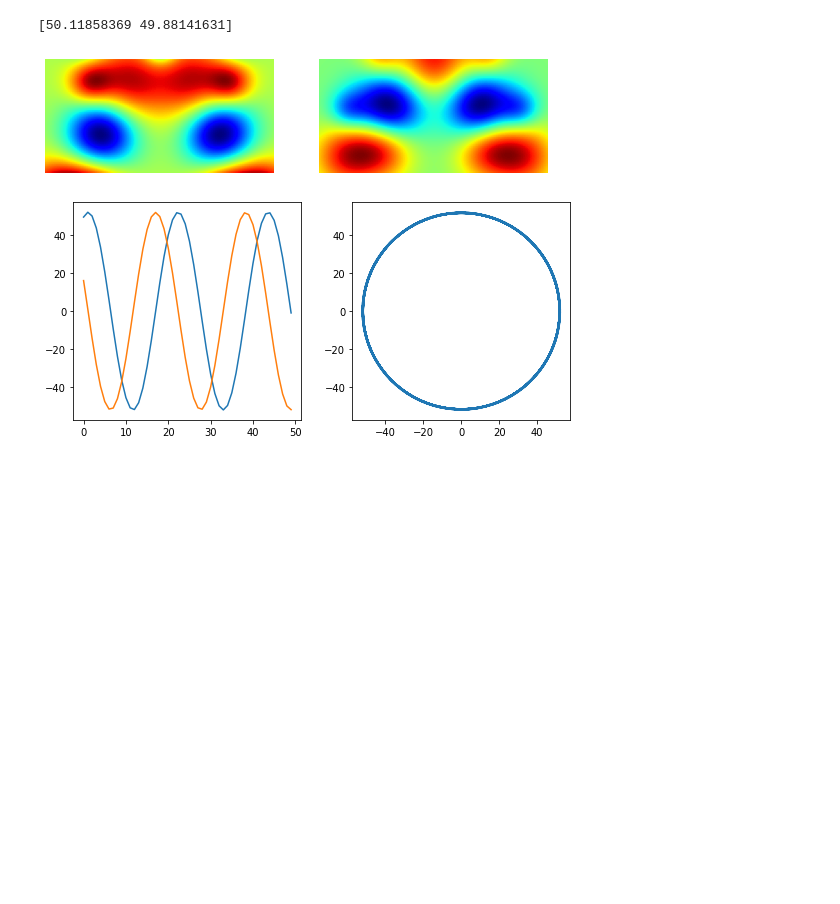
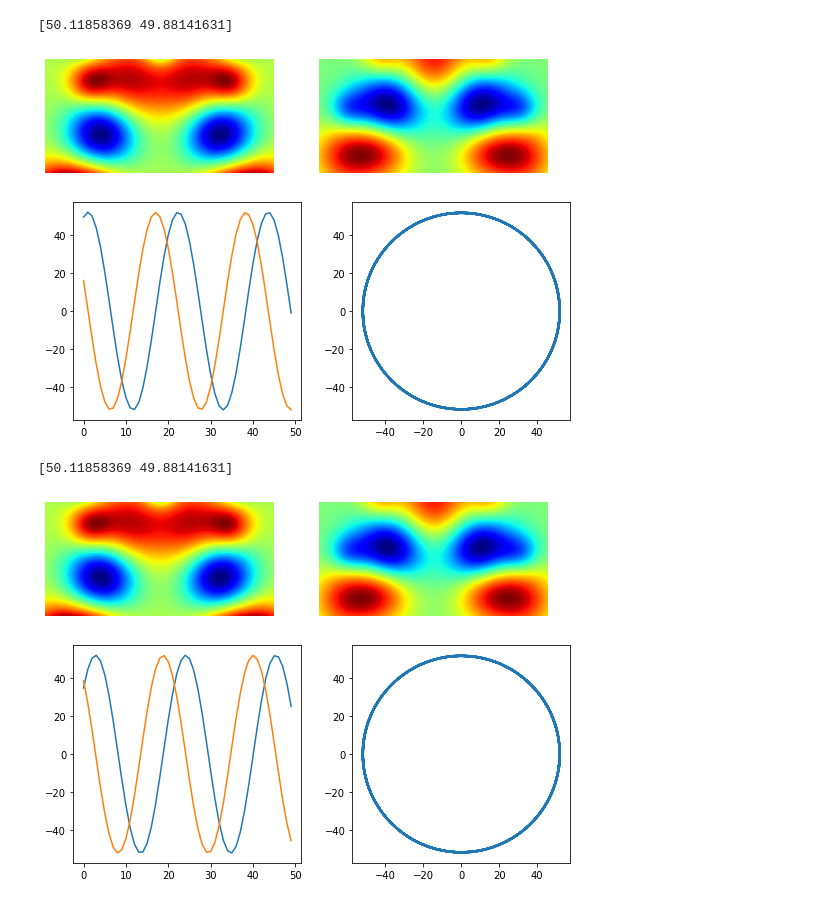
Before and after one commit to chuckedfromspace/pythonize, a Jupyter notebook: pythonize/ml/md_p1.ipynb, the cells around one changed output. Drawn from its saved outputs; the diff is of its cells as text; code cells hidden in the pictures; blank space fills up the shorter version.

Commit message:
Check influence of phase angle

```diff
--- a/pythonize/ml/md_p1.ipynb
+++ b/pythonize/ml/md_p1.ipynb
@@ -99,7 +97,7 @@ def pvc_2(size=128, R=64, fac_x=1, fac_y=1):
     return np.array([v_x, v_y])
 
 
-def dataset_stationary(func1, func2, N=400, f=470, add_noise=False, noise_level=0.4):
+def dataset_stationary(func1, func2, N=400, f=470, phase=0, add_noise=False, noise_level=0.4):
     """
     Create a dataset using either PVC or TV, with a stationary wave-like motion
     """
@@ -110,7 +108,7 @@ def dataset_stationary(func1, func2, N=400, f=470, add_noise=False, noise_level=
     for _t in t:
         if add_noise:
             noise = np.random.randn(2, 64, 128)*noise_level
-        v_array.append(func1*np.cos(2*np.pi*f*_t) + func2*np.sin(2*np.pi*f*_t)+noise)
+        v_array.append(func1*np.cos(2*np.pi*f*_t + phase) + func2*np.sin(2*np.pi*f*_t + phase) + noise)
 
     return np.array(v_array)
 # %%
@@ -159,3 +157,36 @@ plt.show()
 [50.11858369 49.88141631]
 [figure]
 [figure]
+# %%
+# create dataset
+dataset1 = dataset_stationary(v1, v2, N=500, phase=-1/6*np.pi)
+# reshape
+dataset1 = np.moveaxis(dataset1, [1, 2, 3], [3, 1, 2])
+
+# v_array is the pre-generated dataset
+pod_results_1 = pod_modes(dataset1, num_of_modes=2, normalize_mode=True)
+
+# get the modes and projection coefficients
+proj_coeffs_1 = pod_results_1['proj_coeffs']
+modes_1 = pod_results_1['modes']
+eigvals_1 = pod_results_1['eigvals']
+# normalize eigenvalues
+eigvals_1 = eigvals_1/eigvals_1.sum()*100
+
+print(eigvals_1[:2])
+_, ax = plt.subplots(1, 2, figsize=(9, 6))
+ax[0].imshow(modes_1[0, :, :, 0], cmap='jet')
+ax[0].axis('off')
+ax[1].imshow(modes_1[1, :, :, 0], cmap='jet')
+ax[1].axis('off')
+
+_, ax = plt.subplots(1, 2, figsize=(9, 4))
+ax[0].plot(proj_coeffs_1[0, 100:150])
+ax[0].plot(proj_coeffs_1[1, 100:150])
+ax[1].plot(proj_coeffs_1[0, :], proj_coeffs_1[1, :])
+ax[1].set_aspect(1)
+plt.show()
+# %% [output]
+[50.11858369 49.88141631]
+[figure, added]
+[figure, added]
```
Also changed, not shown: parts of 4 cells of this notebook.
